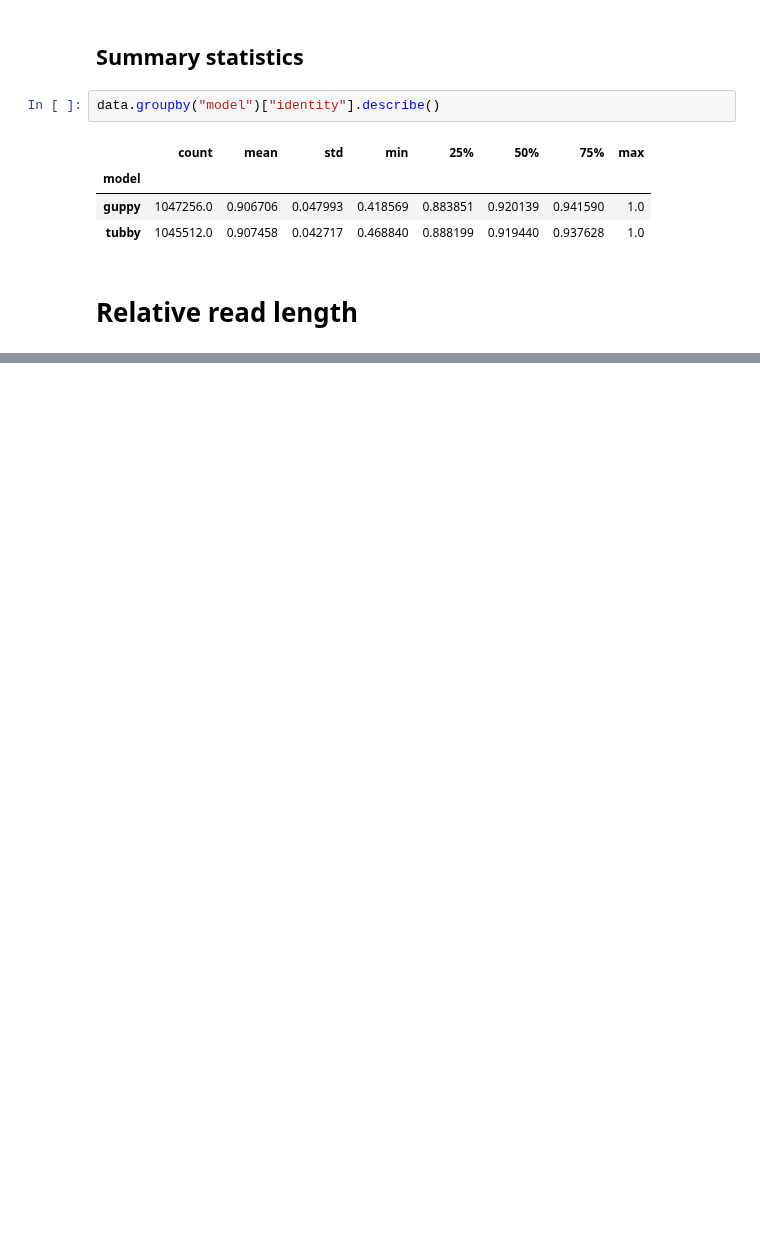
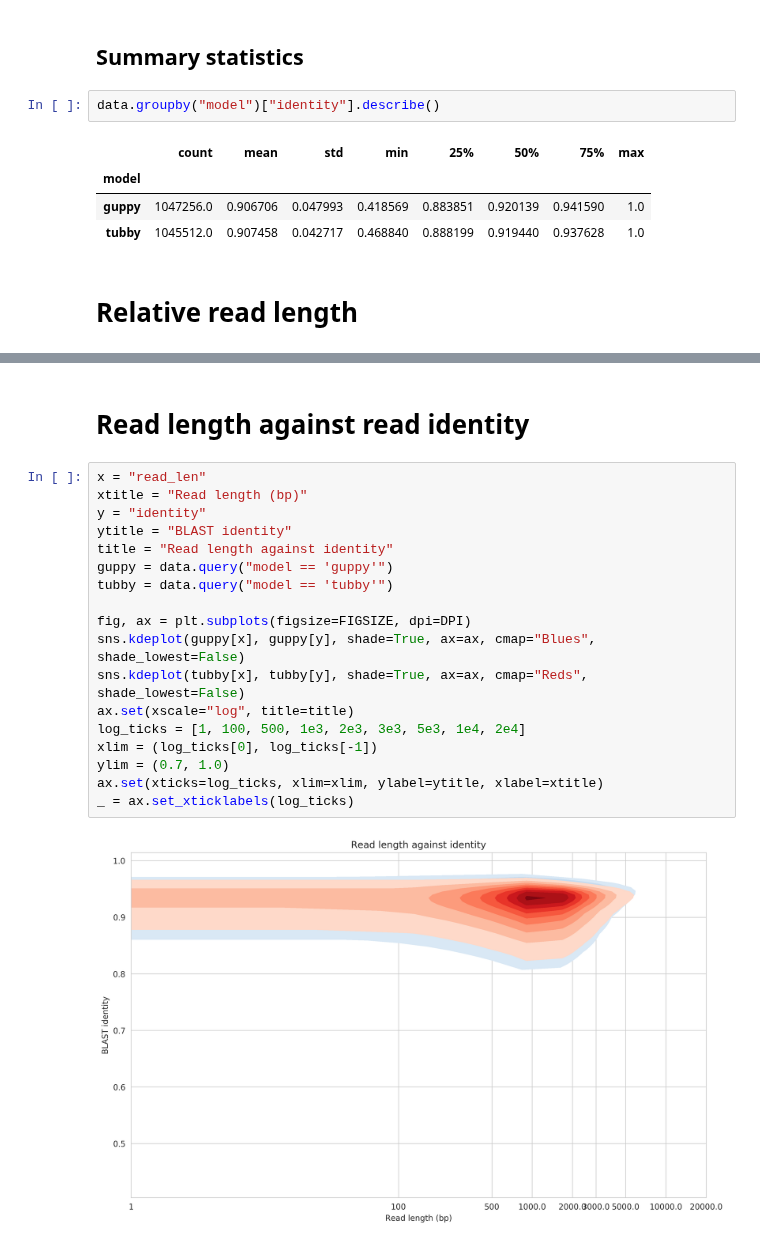
Before and after one commit to mbhall88/head_to_head_pipeline, a Jupyter notebook: analysis/basecall_training/report/report.ipynb, the cells around one changed output, grey strips where cells are left out. Cells and saved outputs as stored; diff of their text form; blank space fills up the shorter version.

```diff
--- a/analysis/basecall_training/report/report.ipynb
+++ b/analysis/basecall_training/report/report.ipynb
@@ -129,0 +139,22 @@ sns.catplot(x="model", y="relative_len", kind="boxen", data=data, height=8, aspe
+# %% [markdown]
+# Read length against read identity
+# %%
+x = "read_len"
+xtitle = "Read length (bp)"
+y = "identity"
+ytitle = "BLAST identity"
+title = "Read length against identity"
+guppy = data.query("model == 'guppy'")
+tubby = data.query("model == 'tubby'")
+
+fig, ax = plt.subplots(figsize=FIGSIZE, dpi=DPI)
+sns.kdeplot(guppy[x], guppy[y], shade=True, ax=ax, cmap="Blues", shade_lowest=False)
+sns.kdeplot(tubby[x], tubby[y], shade=True, ax=ax, cmap="Reds", shade_lowest=False)
+ax.set(xscale="log", title=title)
+log_ticks = [1, 100, 500, 1e3, 2e3, 3e3, 5e3, 1e4, 2e4]
+xlim = (log_ticks[0], log_ticks[-1])
+ylim = (0.7, 1.0)
+ax.set(xticks=log_ticks, xlim=xlim, ylabel=ytitle, xlabel=xtitle)
+_ = ax.set_xticklabels(log_ticks)
+# %% [output]
+[figure, added]
```
Also changed, not shown: parts of 17 cells of this notebook.
